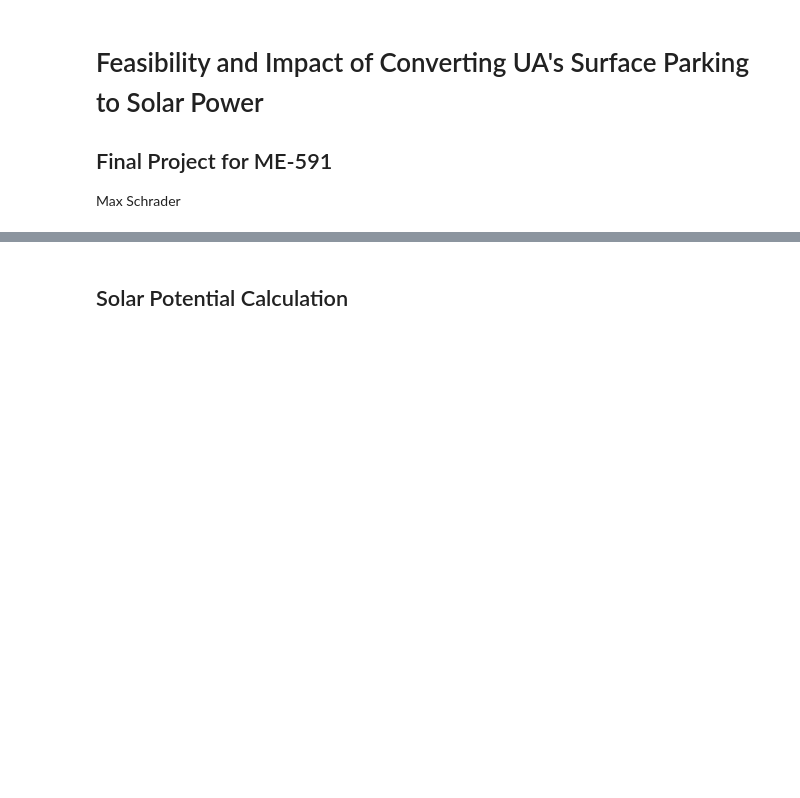
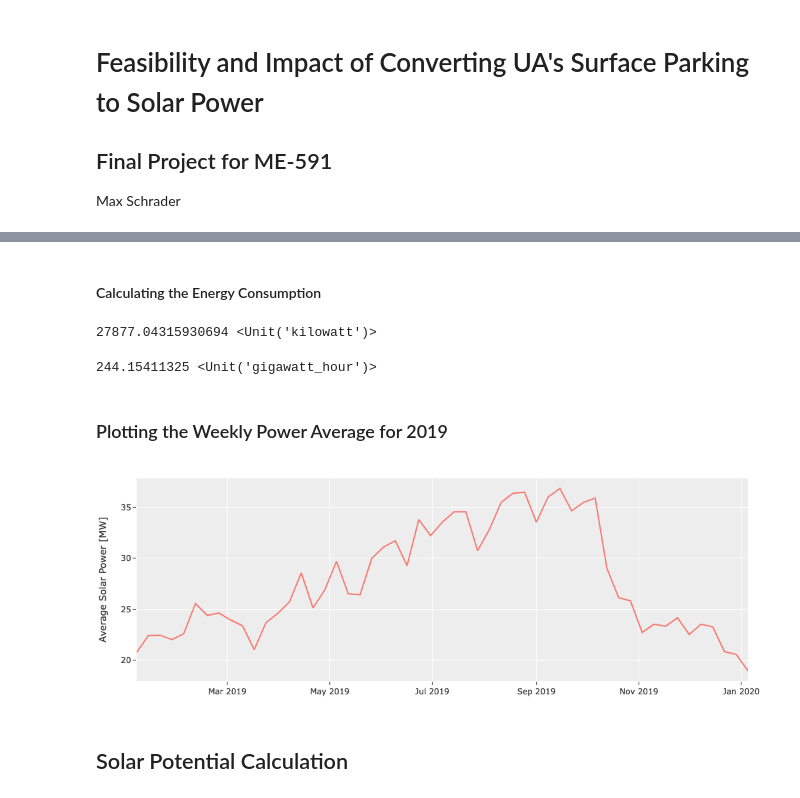
Before and after one commit to mschrader15/homework, a Jupyter notebook: fall-2021/me-591/final_proj/Final Project.ipynb, the cells around one changed output, grey strips where cells are left out. Drawn from its saved outputs; the diff is of its cells as text; code cells hidden in the pictures; blank space fills up the shorter version.

```diff
--- a/fall-2021/me-591/final_proj/Final Project.ipynb
+++ b/fall-2021/me-591/final_proj/Final Project.ipynb
@@ -5,0 +57,7 @@ Max Schrader
+# %%
+total_df = df_dict['East'][['Date_Time', 'TOTAL - KW-TOT']].copy()
+for name, df in df_dict.items():
+    total_df[f'{name}-TOTAL'] = df['TOTAL - KW-TOT'].astype("pint[kW]")
+    if name not in 'East':
+        total_df['TOTAL - KW-TOT'] += df['TOTAL - KW-TOT']
+total_df['TOTAL - KW-TOT'] = total_df['TOTAL - KW-TOT'].astype("pint[kW]")
@@ -5,0 +70,2 @@ Max Schrader
+# %% [markdown]
+#### Calculating the Energy Consumption
@@ -6,3 +76,43 @@ Max Schrader
+# %%
+total_df['TOTAL - KW-TOT'].mean()
+# %% [output]
+27877.04315930694 <Unit('kilowatt')>
+# %%
+total_df['TOTAL  Energy'].sum().to('GWh')
+# %% [output]
+244.15411325 <Unit('gigawatt_hour')>
+# %% [markdown]
+### Plotting the Weekly Power Average for 2019
+# %%
+x = total_df.resample('1W').mean().index
+# this is nasty chaining
+y = total_df['TOTAL - KW-TOT'].pint.to('MW').resample('1W').mean().pint.magnitude
+
+fig = go.Figure()
+fig.add_trace(
+    go.Scatter(
+        x=x,
+        y=y.values
+    )
+)
+
+fig.update_layout(
+    margin=dict(l=20, r=20, b=20, t=20),
+    # height=600, width=600,
+    # yaxis=dict(scaleanchor="x", scaleratio=1),
+    xaxis_zeroline=True,
+    yaxis_zeroline=True,
+    xaxis_zerolinecolor='#969696',
+    yaxis_zerolinecolor='#969696',
+    yaxis_title="Average Solar Power [MW]",
+    # xaxis_title="Time [s]"
+    # xaxis_range=[-25, 25],
+    # yaxis_range=[-25, 25],
+)
+
+fig.show(renderer='jupyterlab')
+# %% [output]
+[figure, added]
 # %% [markdown]
 ## Solar Potential Calculation
 # %% [markdown]
```
Also changed, not shown: parts of 93 cells of this notebook, 1 other file.
